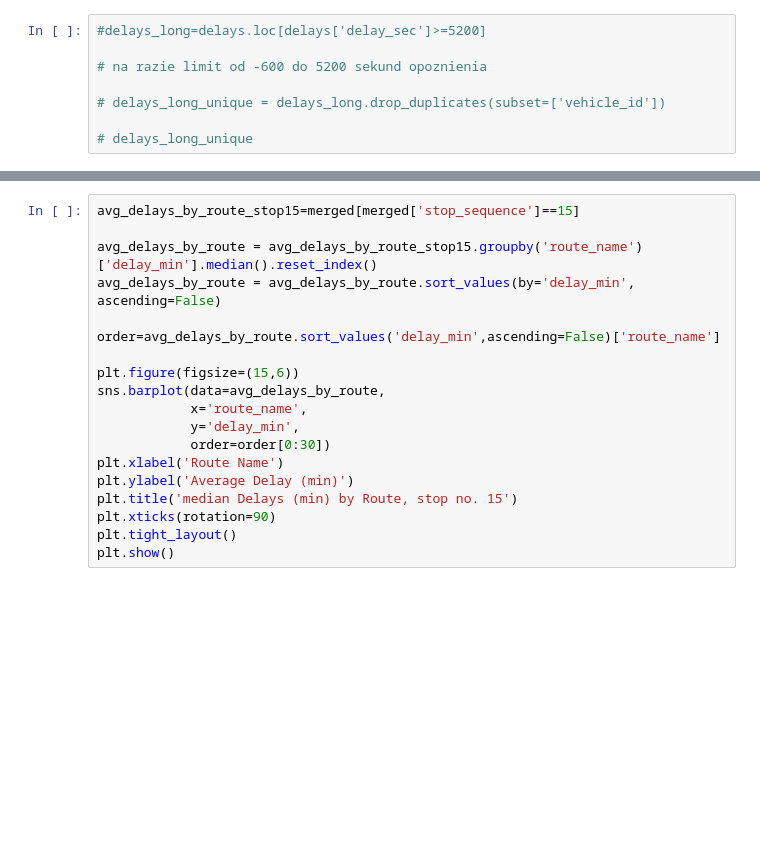
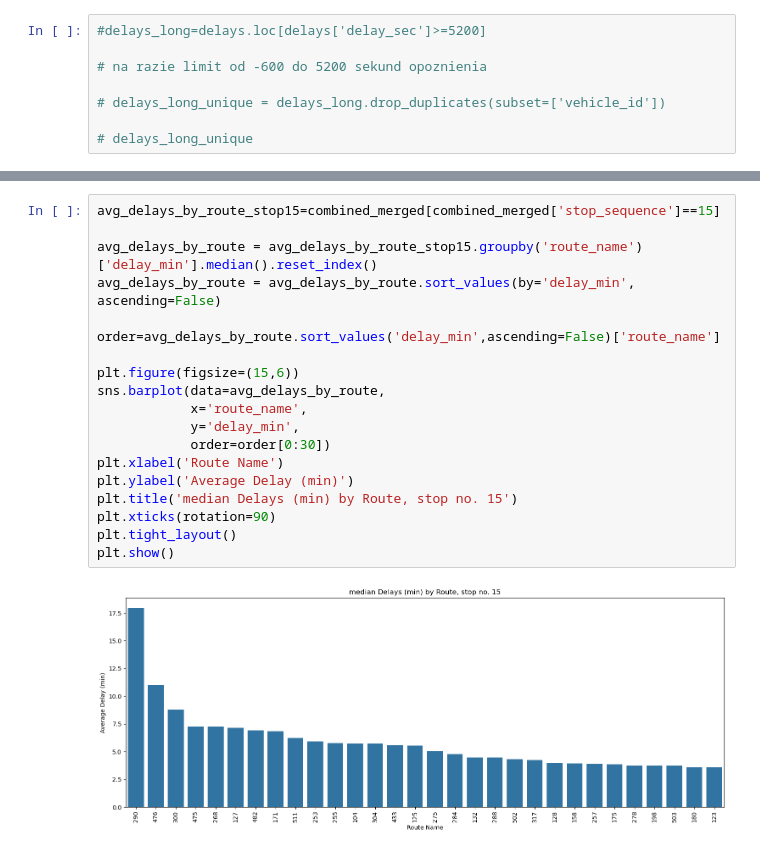
Before and after one commit to chalupka-student/autobusy, a Jupyter notebook: skrypty/testy.ipynb, the cells around one changed output, grey strips where cells are left out. Saved outputs shown, nothing was run; the diff lists cells and outputs as text; blank space fills up the shorter version.

```diff
--- a/skrypty/testy.ipynb
+++ b/skrypty/testy.ipynb
@@ -243,20 +335,22 @@ plt.show()
 # %%
-avg_delays_by_route_stop15=merged[merged['stop_sequence']==15]
+avg_delays_by_route_stop15=combined_merged[combined_merged['stop_sequence']==15]
 
 avg_delays_by_route = avg_delays_by_route_stop15.groupby('route_name')['delay_min'].median().reset_index()
 avg_delays_by_route = avg_delays_by_route.sort_values(by='delay_min', ascending=False)
 
 order=avg_delays_by_route.sort_values('delay_min',ascending=False)['route_name']
 
 plt.figure(figsize=(15,6))
 sns.barplot(data=avg_delays_by_route,
             x='route_name',
             y='delay_min',
             order=order[0:30])
 plt.xlabel('Route Name')
 plt.ylabel('Average Delay (min)')
 plt.title('median Delays (min) by Route, stop no. 15')
 plt.xticks(rotation=90)
 plt.tight_layout()
 plt.show()
+# %% [output]
+[figure, added]
 # %%
```
Also changed, not shown: parts of 20 cells of this notebook.
